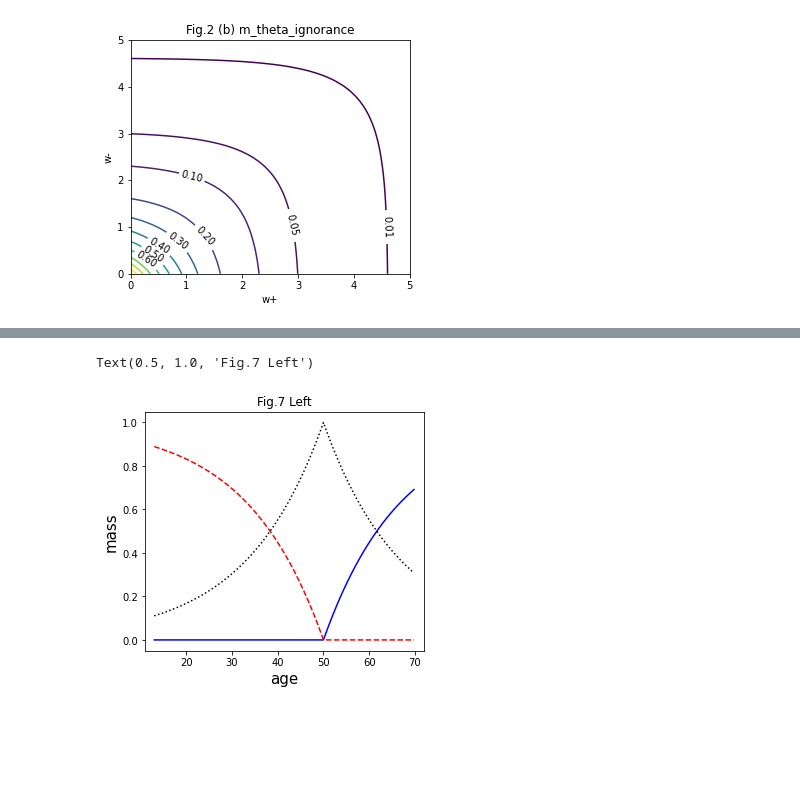
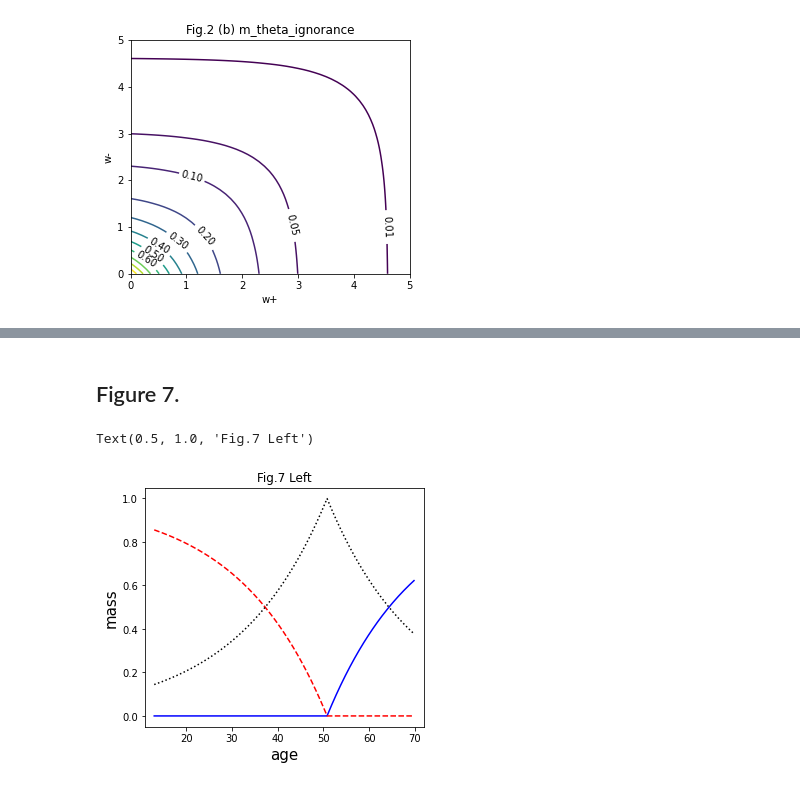
Before and after one commit to evidentiallab/Lunde_Chen_NN_Belief_Reproduction, a Jupyter notebook: NNBeliefWithSklearn.ipynb, the cells around one changed output, grey strips where cells are left out. Drawn from its saved outputs; the diff is of its cells as text; code cells hidden in the pictures; blank space fills up the shorter version.

```diff
--- a/NNBeliefWithSklearn.ipynb
+++ b/NNBeliefWithSklearn.ipynb
@@ -31,7 +31,6 @@ heart
 | 461 | 463 | 132 | 0.00 | 4.82 | 33.41 | Present | 62 | 14.70 | 0.00 | 46 | 1 |
 462 rows × 11 columns
 # %%
-heart.famhist.replace(to_replace=['Present', 'Absent'], value=[1, 0], inplace=True)
 heart.drop(['row.names'], axis=1, inplace=True)
 # %%
 Xa = heart[['age','ldl']]
@@ -574,36 +642,56 @@ def mass_function_for_class_ignorance(omega_pos, omega_neg):
+# %% [markdown]
+## Figure 7.
+# %%
+# equation (20a)
+def mass_function_for_class_one(w_pos, w_neg):
+    ka = (1 - np.exp(-1 * w_pos)) * (1 - np.exp(-1 * w_neg))
+    mass_theta_one = (1 - np.exp(-1 * w_pos)) * np.exp(-1 * w_neg) / (1 - ka)
+    return mass_theta_one
+
+# equation (20b)
+def mass_function_for_class_two(w_pos, w_neg):
+    ka = (1 - np.exp(-1 * w_pos)) * (1 - np.exp(-1 * w_neg))
+    mass_theta_two = (1 - np.exp(-1 * w_neg)) * np.exp(-1 * w_pos) / (1 - ka)
+    return mass_theta_two
+
+# equation (20c)
+def mass_function_for_class_ignorance(w_pos, w_neg):
+    ka = (1 - np.exp(-1 * w_pos)) * (1 - np.exp(-1 * w_neg))
+    mass_theta_ignorance = np.exp((-1) * w_pos - w_neg) / (1 - ka)
+    return mass_theta_ignorance
 # %%
-def omega_pos_age(_age):
-    omega = 2.2/(50 - 13) * (_age - 50)
-    if omega <= 0:
-        omega = 0
-    return omega
+def w_pos_age(_age):
+    w = fun_w_age(_age)
+    if w <= 0:
+        w = 0
+    return w
 
-def omega_neg_age(_age):
-    omega = 2.2/(50 - 13) * (_age - 50)
-    if omega >= 0:
-        omega = 0
+def w_neg_age(_age):
+    w = fun_w_age(_age)
+    if w >= 0:
+        w = 0
     else:
-        omega *= -1
-    return omega
+        w *= -1
+    return w
 
 arr_age = np.arange(13, 70, 0.2)
-arr_omega_pos_age = np.array(list(map(omega_pos_age, arr_age)))
-arr_omega_neg_age = np.array(list(map(omega_neg_age, arr_age)))
+arr_w_pos_age = np.array(list(map(w_pos_age, arr_age)))
+arr_w_neg_age = np.array(list(map(w_neg_age, arr_age)))
 
-mass_theta_one = mass_function_for_class_one(arr_omega_pos_age, arr_omega_neg_age)
-mass_theta_two = mass_function_for_class_two(arr_omega_pos_age, arr_omega_neg_age)
-mass_theta_ignorance = mass_function_for_class_ignorance(arr_omega_pos_age, arr_omega_neg_age)
+mass_theta_one = mass_function_for_class_one(arr_w_pos_age, arr_w_neg_age)
+mass_theta_two = mass_function_for_class_two(arr_w_pos_age, arr_w_neg_age)
+mass_theta_ignorance = mass_function_for_class_ignorance(arr_w_pos_age, arr_w_neg_age)
 
 fig, ax = plt.subplots()
 plt.xlim([11, 72])
 plt.ylim([-0.05, 1.05])
 plt.plot(arr_age, mass_theta_one, linestyle='-', color='blue')
 plt.plot(arr_age, mass_theta_two, linestyle='--', color='red')
 plt.plot(arr_age, mass_theta_ignorance, linestyle=':', color='black')
 ax.set_xlabel('age', fontsize=15)
 ax.set_ylabel('mass', fontsize=15)
 fig.set_size_inches(5, 4.4)
 ax.set_title('Fig.7 Left')
 # %% [output]
 Text(0.5, 1.0, 'Fig.7 Left')
-[figure, old version]
+[figure, new version]
```
Also changed, not shown: parts of 59 cells of this notebook, 2 other files.
